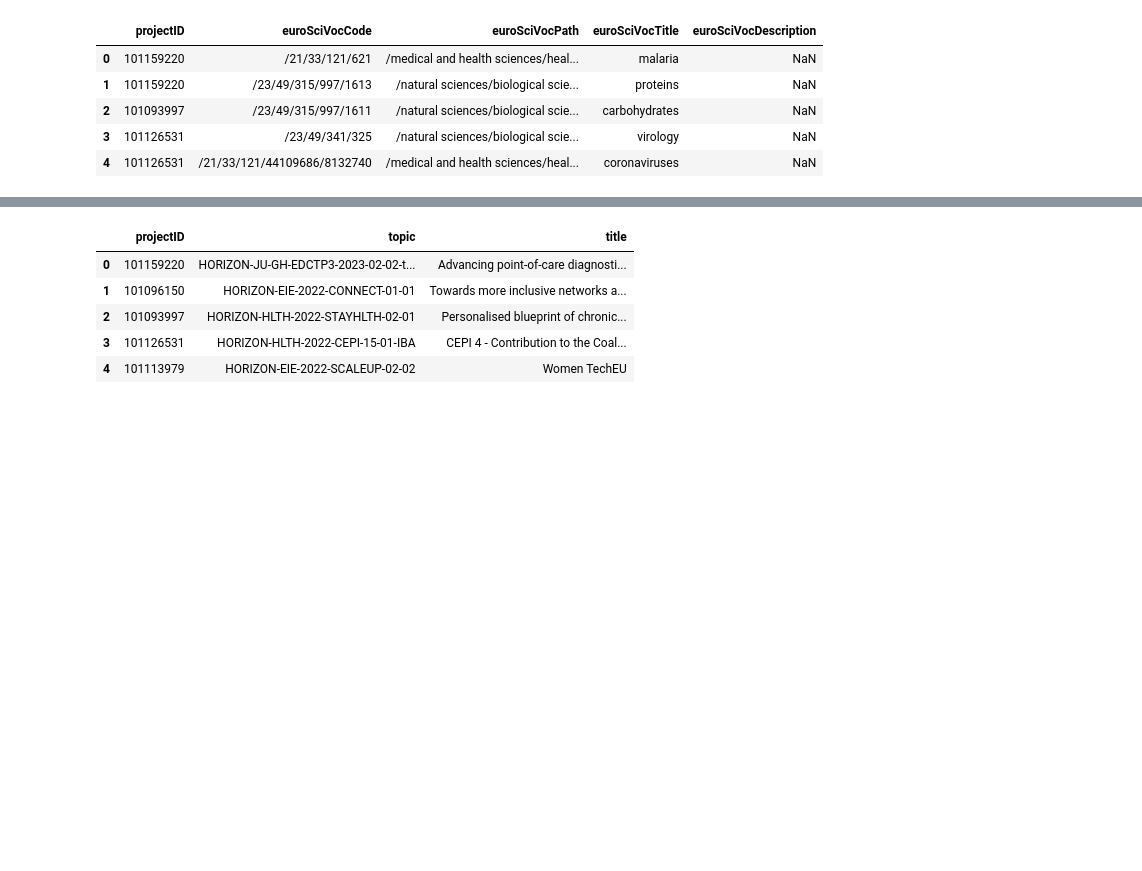
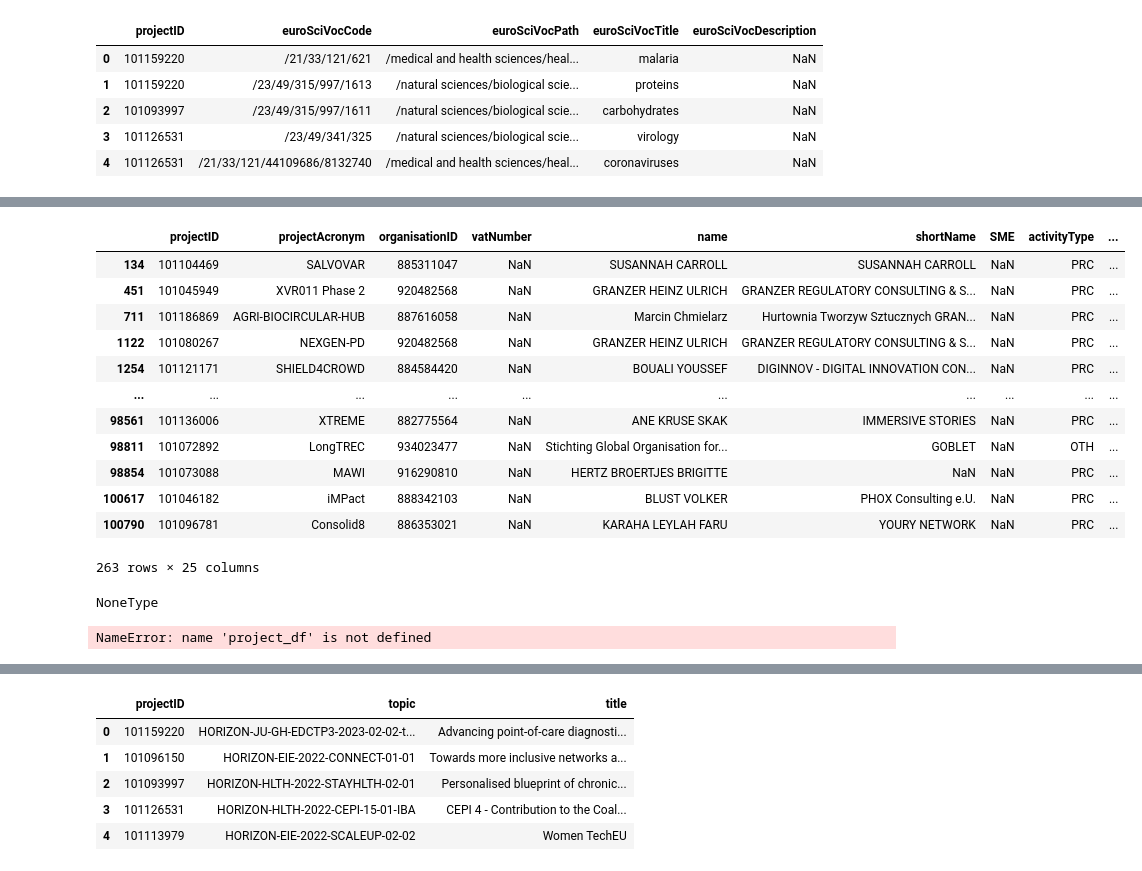
Before and after one commit to sulikismaylovv/EU_Horizon_Dashboard, a Jupyter notebook: notebooks/01_data_preparation.ipynb, the cells around one changed output, grey strips where cells are left out. Saved outputs shown, nothing was run; the diff lists cells and outputs as text; code cells hidden in the pictures; blank space fills up the shorter version.

```diff
--- a/notebooks/01_data_preparation.ipynb
+++ b/notebooks/01_data_preparation.ipynb
@@ -602,0 +590,8 @@ organization_df.head()
+# %%
+organization_missing = organization_df.isnull()
+
+# check which columns are missing data
+for key in organization_df.keys():
+    missing = organization_missing[organization_missing[key] == True]
+    if len(missing.projectID) > 0:
+        print(f'For key {key}:\n     {len(missing.projectID)} elements are missing.')
@@ -602,0 +616,17 @@ organization_df.head()
+# %%
+organization_df[organization_missing.city == True]
+# organization_df['country'][organization_missing]
+# %% [output]
+|  | projectID | projectAcronym | organisationID | vatNumber | name | shortName | SME | activityType | ... |
+| 134 | 101104469 | SALVOVAR | 885311047 | NaN | SUSANNAH CARROLL | SUSANNAH CARROLL | NaN | PRC | ... |
+| 451 | 101045949 | XVR011 Phase 2 | 920482568 | NaN | GRANZER HEINZ ULRICH | GRANZER REGULATORY CONSULTING & S... | NaN | PRC | ... |
+| 711 | 101186869 | AGRI-BIOCIRCULAR-HUB | 887616058 | NaN | Marcin Chmielarz | Hurtownia Tworzyw Sztucznych GRAN... | NaN | PRC | ... |
+| 1122 | 101080267 | NEXGEN-PD | 920482568 | NaN | GRANZER HEINZ ULRICH | GRANZER REGULATORY CONSULTING & S... | NaN | PRC | ... |
+| 1254 | 101121171 | SHIELD4CROWD | 884584420 | NaN | BOUALI YOUSSEF | DIGINNOV - DIGITAL INNOVATION CON... | NaN | PRC | ... |
+| ... | ... | ... | ... | ... | ... | ... | ... | ... | ... |
+| 98561 | 101136006 | XTREME | 882775564 | NaN | ANE KRUSE SKAK | IMMERSIVE STORIES | NaN | PRC | ... |
+| 98811 | 101072892 | LongTREC | 934023477 | NaN | Stichting Global Organisation for... | GOBLET | NaN | OTH | ... |
+| 98854 | 101073088 | MAWI | 916290810 | NaN | HERTZ BROERTJES BRIGITTE | NaN | NaN | PRC | ... |
+| 100617 | 101046182 | iMPact | 888342103 | NaN | BLUST VOLKER | PHOX Consulting e.U. | NaN | PRC | ... |
+| 100790 | 101096781 | Consolid8 | 886353021 | NaN | KARAHA LEYLAH FARU | YOURY NETWORK | NaN | PRC | ... |
+263 rows × 25 columns
@@ -602,0 +637,26 @@ organization_df.head()
+# %%
+type(inferred_countries)
+# %% [output]
+NoneType
+# %%
+# Treat missing values
+organization_df['vatNumber'] = organization_df['vatNumber'].fillna('XX000000000')
+organization_df['shortName'] = organization_df['shortName'].fillna('XX')
+organization_df['SME'] = organization_df['SME'].fillna('XX')
+organization_df['activityType'] = organization_df['activityType'].fillna('XX')
+organization_df['street'] = organization_df['street'].fillna('XX')
+organization_df['city'] = organization_df['city'].fillna('XX')
+
+organization_df['country'] = organization_df['country'].fillna('NB')
+organization_df['nutsCode'] = organization_df['nutsCode'].fillna('XX')
+# Try to find geolocation from city
+
+organization_df['geolocation'] = organization_df['geolocation'].fillna('XX')
+
+organization_df['organizationURL'] = organization_df['organizationURL'].fillna('about:blank')
+organization_df['ecContribution'] = organization_df['ecContribution'].fillna(0.0)
+organization_df['netEcContribution'] = organization_df['netEcContribution'].fillna(0.0)
+
+organization_df['totalCost'] = organization_df['totalCost'].fillna(0.0)
+# %% [output]
+NameError: name 'project_df' is not defined
```
Also changed, not shown: parts of 36 cells of this notebook, 7 other files.
